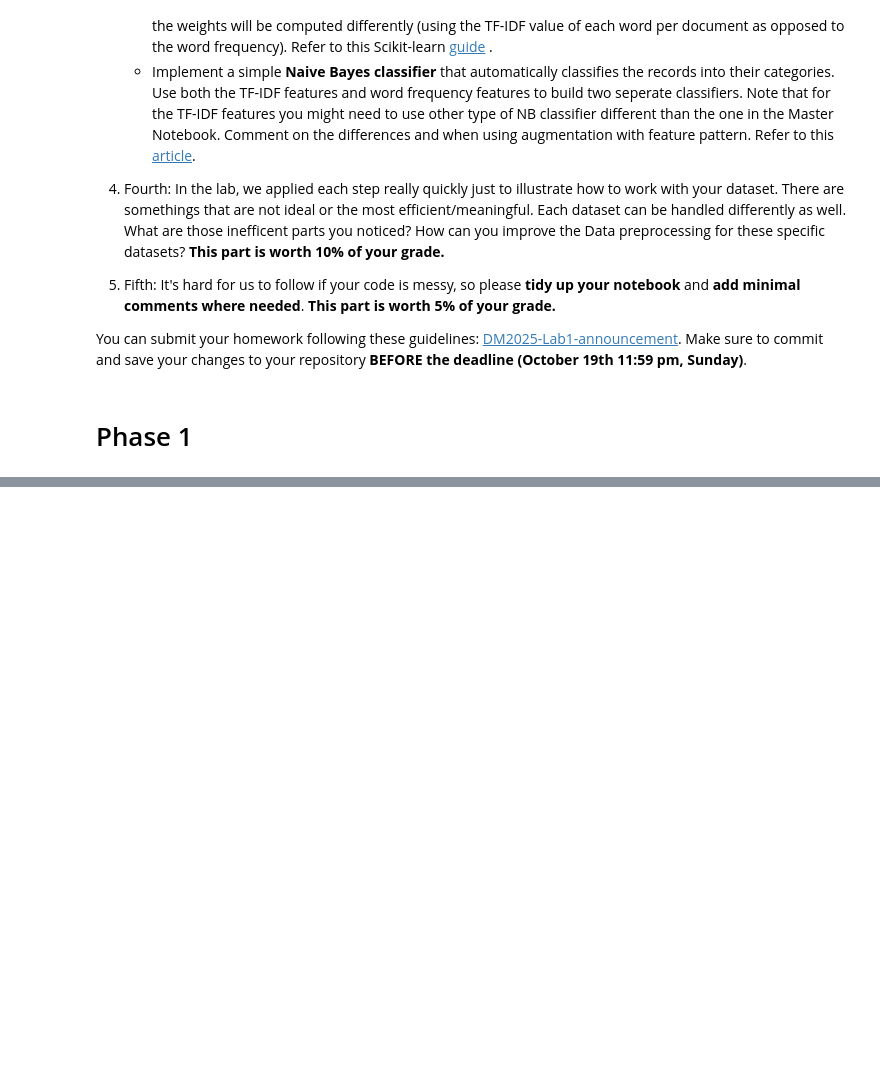
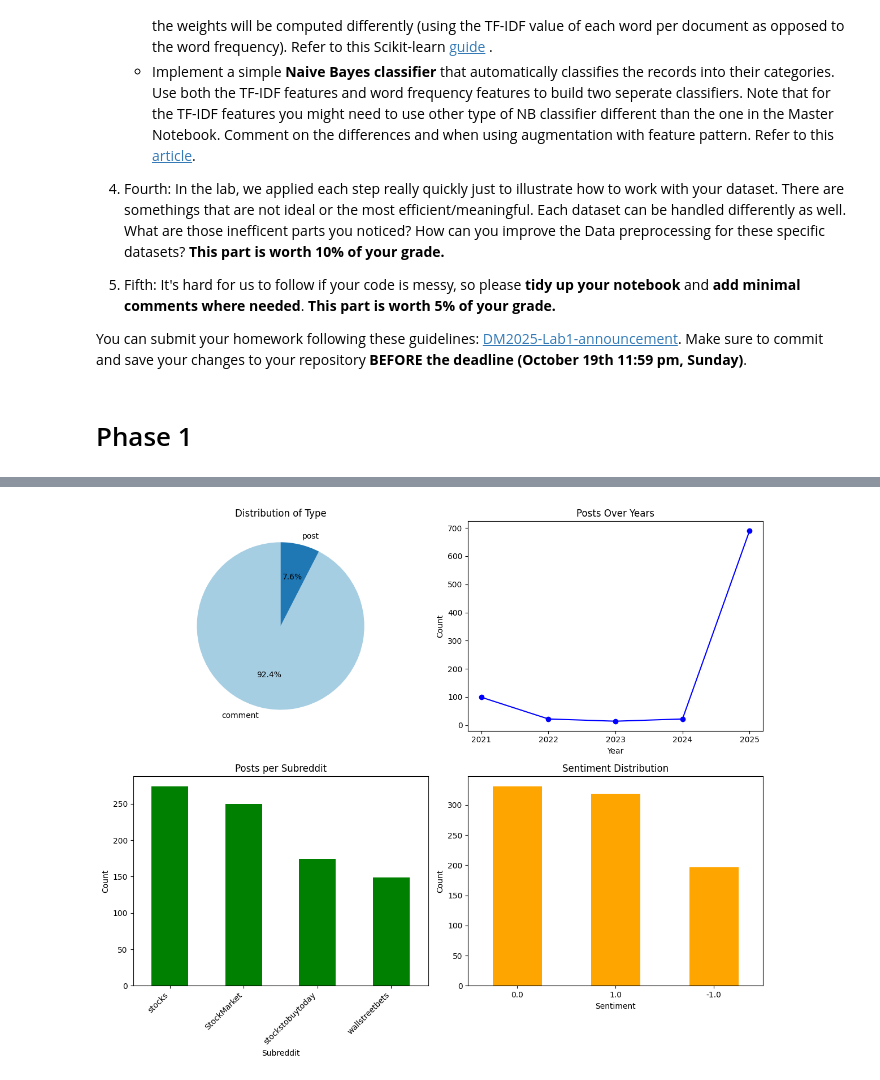
Before and after one commit to Bonnie-go-get/DM2025-Lab1-Exercise, a Jupyter notebook: DM2025-Lab1-Homework.ipynb, the cells around one changed output, grey strips where cells are left out. Saved outputs shown, nothing was run; the diff lists cells and outputs as text; code cells hidden in the pictures; blank space fills up the shorter version.

```diff
--- a/DM2025-Lab1-Homework.ipynb
+++ b/DM2025-Lab1-Homework.ipynb
@@ -62,0 +160,4 @@ You can submit your homework following these guidelines: [DM2025-Lab1-announceme
+# %%
+# Create a new dataframe to use
+new_df = raw_df[['type', 'datetime', 'subreddit', 'title', 'text', 'sentiment']].copy() # Select columns
+new_df[:10]
@@ -62,0 +202,14 @@ You can submit your homework following these guidelines: [DM2025-Lab1-announceme
+# %%
+# Convert complex datetime to year only
+new_df['datetime'] = pd.to_datetime(new_df['datetime'], errors='coerce')
+new_df['datetime'] = new_df['datetime'].dt.year
+# %%
+# Count values in each column: type, datetime, subreddit, and sentiment
+type_counts = new_df['type'].value_counts()
+datetime_counts = new_df['datetime'].value_counts().sort_index()  # sort by year
+subreddit_counts = new_df['subreddit'].value_counts()
+sentiment_counts = new_df['sentiment'].value_counts()
+print('Count values of type:\n', type_counts)
+print('\nCount values of datetime:\n', datetime_counts)
+print('\nCount values of subreddit:\n', subreddit_counts)
+print('\nCount values of sentiment:\n', type_counts)
@@ -62,0 +234,39 @@ You can submit your homework following these guidelines: [DM2025-Lab1-announceme
+# %%
+# Visualization of the above cout values
+plt.figure(figsize=(12, 10))
+
+#Type
+plt.subplot(2, 2, 1)
+type_counts.plot(kind='pie', autopct='%1.1f%%', startangle=90, colors=plt.cm.Paired.colors)
+plt.title('Distribution of Type')
+plt.ylabel('')
+
+#Datetime
+from matplotlib.ticker import MaxNLocator
+plt.subplot(2, 2, 2)
+datetime_counts.plot(kind='line', marker='o', color='blue')
+plt.title('Posts Over Years')
+plt.xlabel('Year')
+plt.ylabel('Count')
+plt.gca().xaxis.set_major_locator(MaxNLocator(integer=True))
+
+#Subreddit
+plt.subplot(2, 2, 3)
+subreddit_counts.plot(kind='bar', color='green')
+plt.title('Posts per Subreddit')
+plt.xlabel('Subreddit')
+plt.ylabel('Count')
+plt.xticks(rotation=45, ha='right')
+
+#Sentiments
+plt.subplot(2, 2, 4)
+sentiment_counts.plot(kind='bar', color='orange')
+plt.title('Sentiment Distribution')
+plt.xlabel('Sentiment')
+plt.ylabel('Count')
+plt.xticks(rotation=0)
+
+plt.tight_layout()
+plt.show()
+# %% [output]
+[figure, added]
```
Also changed, not shown: parts of 36 cells of this notebook, 1 other file.
